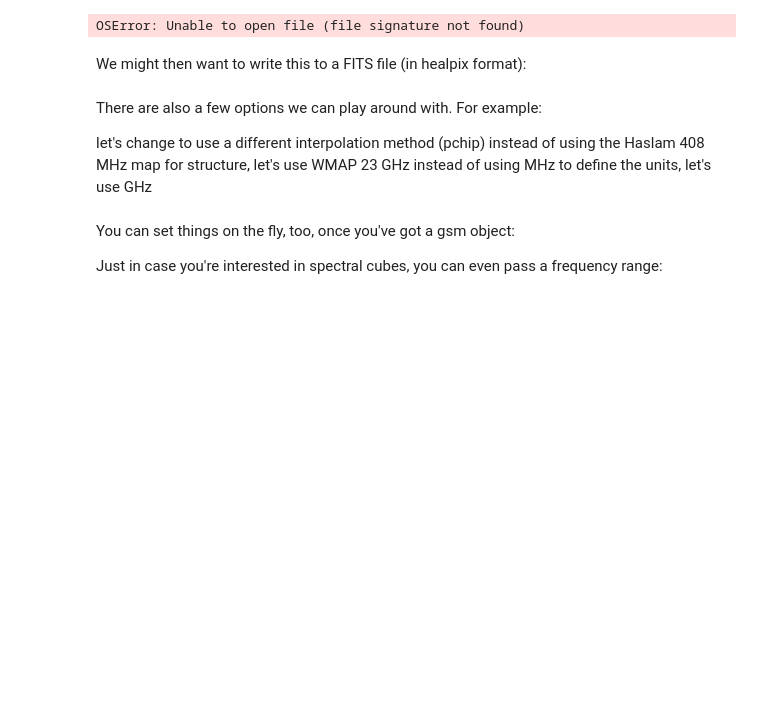
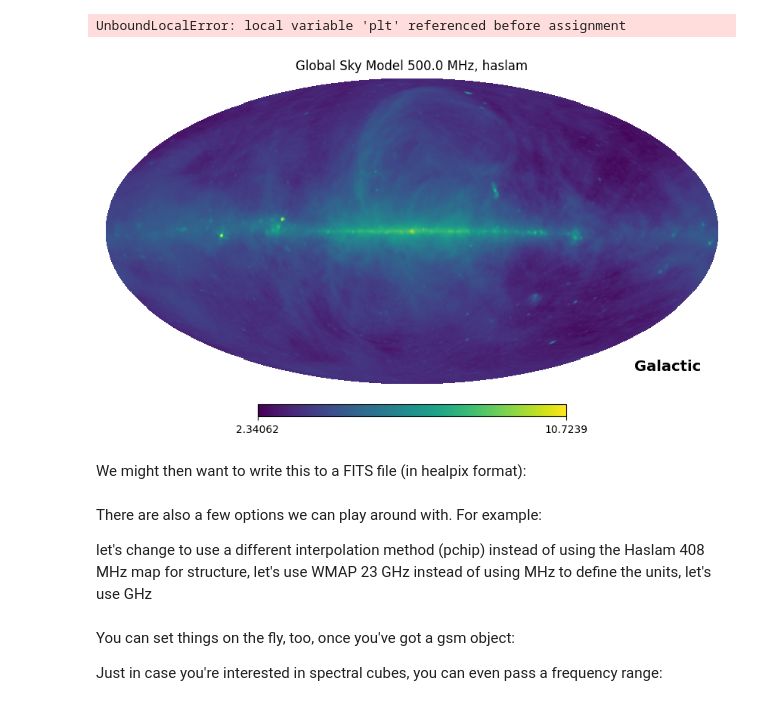
Before and after one commit to 3c279/code4mia, a Jupyter notebook: SkyModelAuger.ipynb, the cells around one changed output. Saved outputs shown, nothing was run; the diff lists cells and outputs as text; code cells hidden in the pictures; blank space fills up the shorter version.

```diff
--- a/SkyModelAuger.ipynb
+++ b/SkyModelAuger.ipynb
@@ -6,14 +29,15 @@ from pygsm import GlobalSkyModel
 # %%
-gsm_2016 = GlobalSkyModel2016(freq_unit='MHz')
-gsm_2016.generate(500)
-gsm_2016.view(logged=True)
+#gsm_2016 = GlobalSkyModel2016(freq_unit='MHz')
+#gsm_2016.generate(500)
+#gsm_2016.view(logged=True)
 
 # Compare to 2008 De-Olivera Costa version
 gsm_2008 = GlobalSkyModel(freq_unit='MHz')
 gsm_2008.generate(500)
 gsm_2008.view(logged=True)
 # %% [output]
-OSError: Unable to open file (file signature not found)
+UnboundLocalError: local variable 'plt' referenced before assignment
+[figure, added]
 # %% [markdown]
 We might then want to write this to a FITS file (in healpix format):
 # %% [markdown]
```
Also changed, not shown: parts of 9 cells of this notebook.
